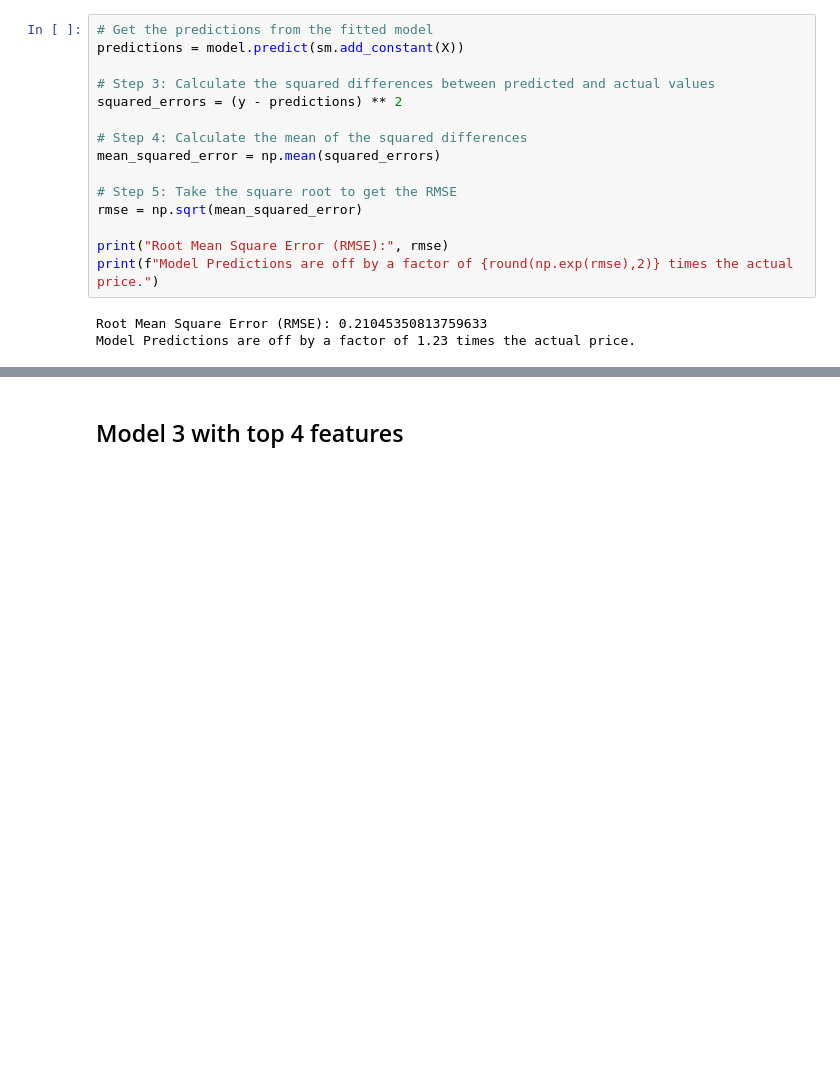
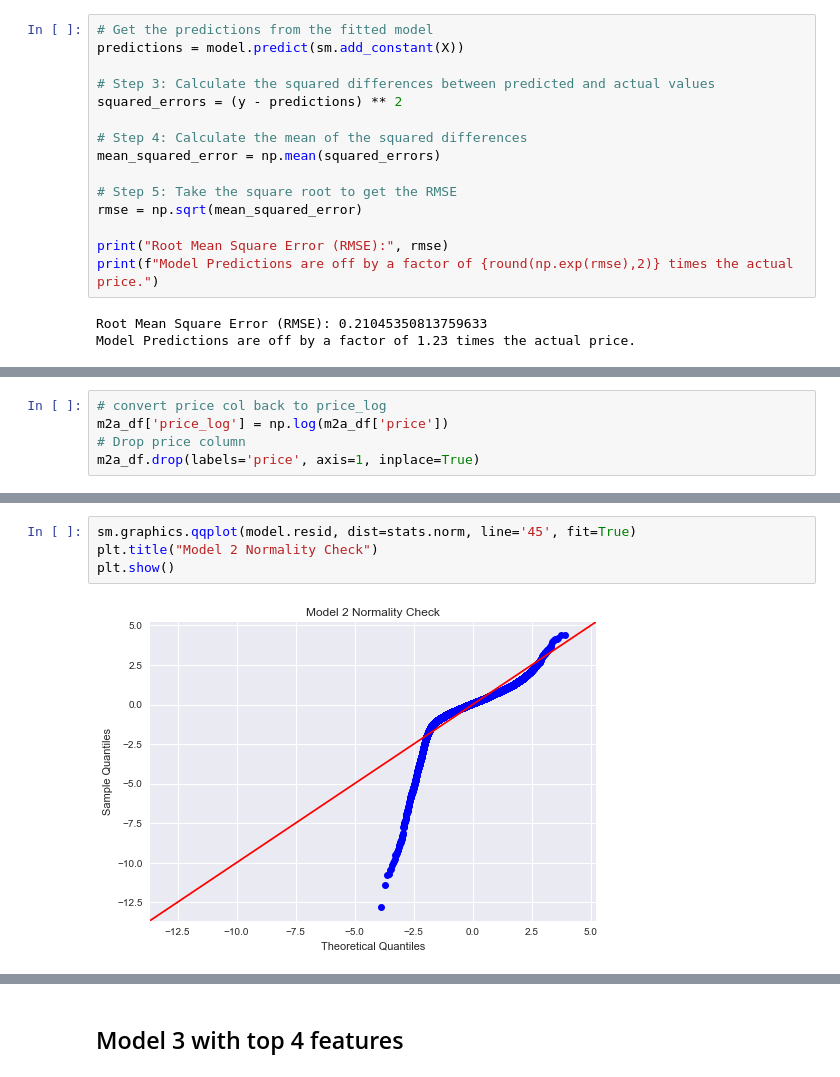
Before and after one commit to cristopher-d-delgado/Project_Linear_Regression_King_County, a Jupyter notebook: notebooks/modeling.ipynb, the cells around one changed output, grey strips where cells are left out. Drawn from its saved outputs; the diff is of its cells as text; blank space fills up the shorter version.

```diff
--- a/notebooks/modeling.ipynb
+++ b/notebooks/modeling.ipynb
@@ -821,0 +739,5 @@ Model Predictions are off by a factor of 1.37 times the actual price.
+# %%
+# convert price col back to price_log
+m2a_df['price_log'] = np.log(m2a_df['price'])
+# Drop price column
+m2a_df.drop(labels='price', axis=1, inplace=True)
@@ -821,0 +831,6 @@ Model Predictions are off by a factor of 1.37 times the actual price.
+# %%
+sm.graphics.qqplot(model.resid, dist=stats.norm, line='45', fit=True)
+plt.title("Model 2 Normality Check")
+plt.show()
+# %% [output]
+[figure, added]
```
Also changed, not shown: parts of 98 cells of this notebook.
